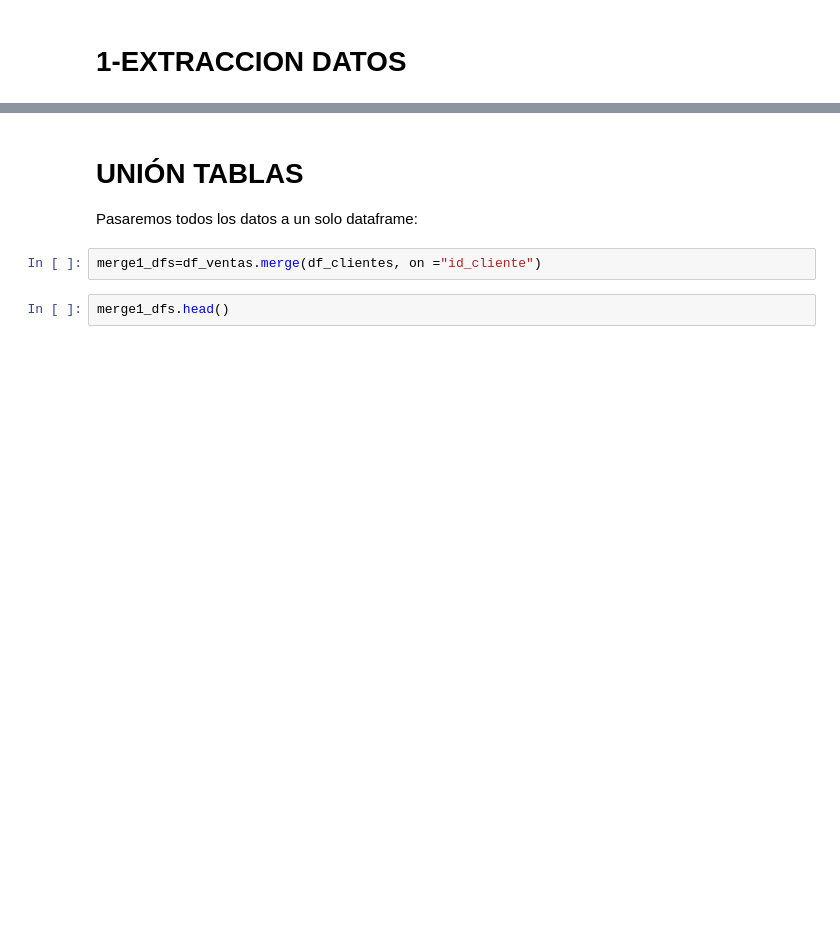
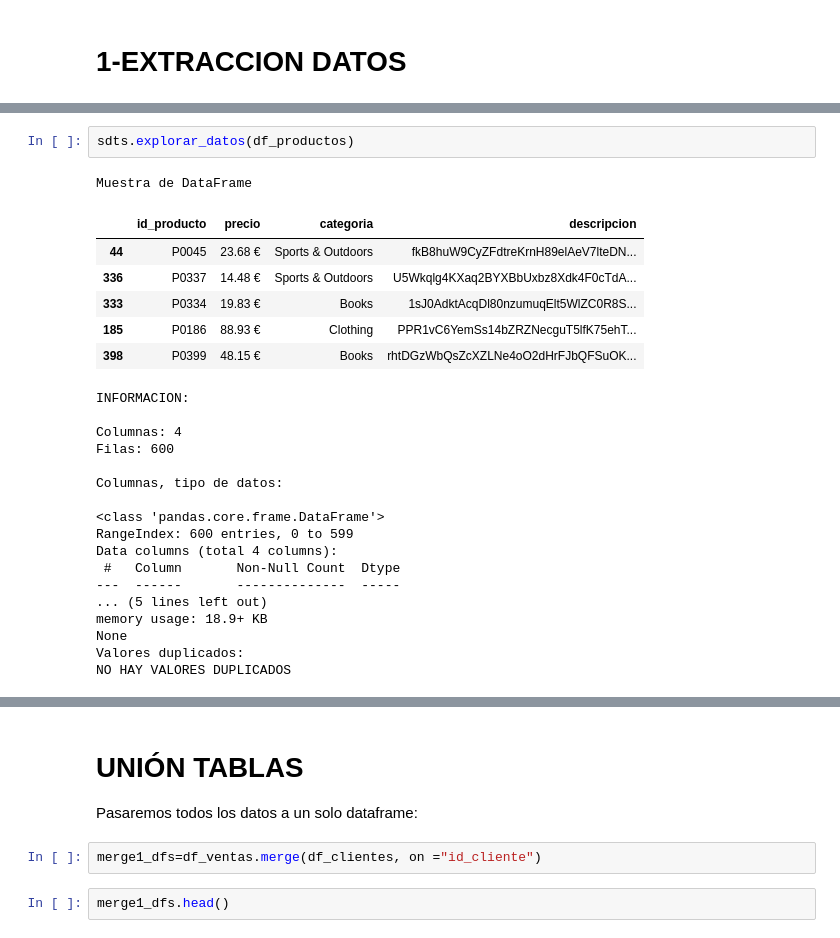
Before and after one commit to Margamtr/Proyect_DTS, a Jupyter notebook: revision_datos.ipynb, the cells around one changed output, grey strips where cells are left out. Drawn from its saved outputs; the diff is of its cells as text; blank space fills up the shorter version.

```diff
--- a/revision_datos.ipynb
+++ b/revision_datos.ipynb
@@ -96,0 +47,27 @@ df_ventas.duplicated().sum()
+# %%
+sdts.explorar_datos(df_productos)
+# %% [output]
+Muestra de DataFrame
+|  | id_producto | precio | categoria | descripcion |
+| 44 | P0045 | 23.68 € | Sports & Outdoors | fkB8huW9CyZFdtreKrnH89elAeV7lteDN... |
+| 336 | P0337 | 14.48 € | Sports & Outdoors | U5Wkqlg4KXaq2BYXBbUxbz8Xdk4F0cTdA... |
+| 333 | P0334 | 19.83 € | Books | 1sJ0AdktAcqDl80nzumuqElt5WlZC0R8S... |
+| 185 | P0186 | 88.93 € | Clothing | PPR1vC6YemSs14bZRZNecguT5lfK75ehT... |
+| 398 | P0399 | 48.15 € | Books | rhtDGzWbQsZcXZLNe4oO2dHrFJbQFSuOK... |
+INFORMACION:
+
+Columnas: 4
+Filas: 600
+
+Columnas, tipo de datos:
+
+<class 'pandas.core.frame.DataFrame'>
+RangeIndex: 600 entries, 0 to 599
+Data columns (total 4 columns):
+ #   Column       Non-Null Count  Dtype
+---  ------       --------------  -----
+... (5 lines left out)
+memory usage: 18.9+ KB
+None
+Valores duplicados:
+NO HAY VALORES DUPLICADOS
```
Also changed, not shown: parts of 33 cells of this notebook, 1 other file.
